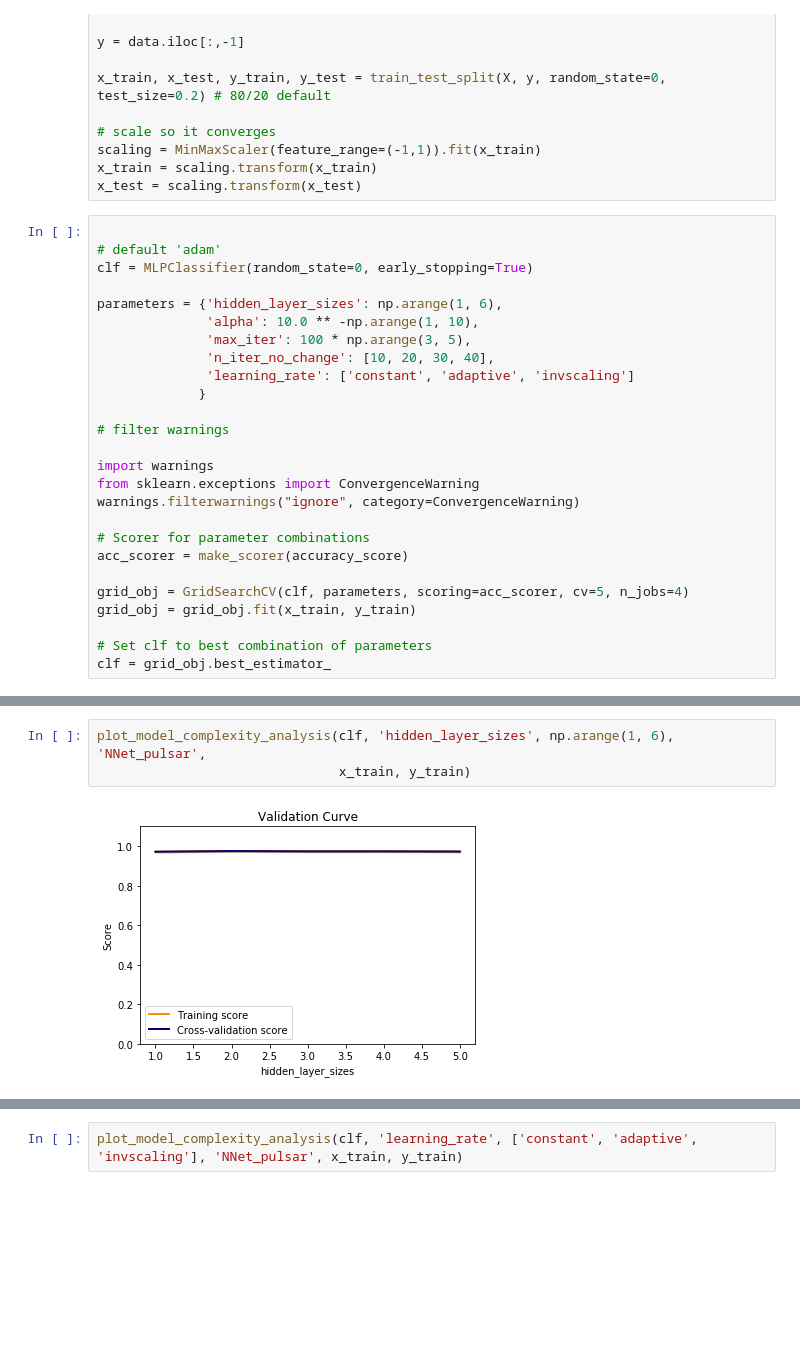
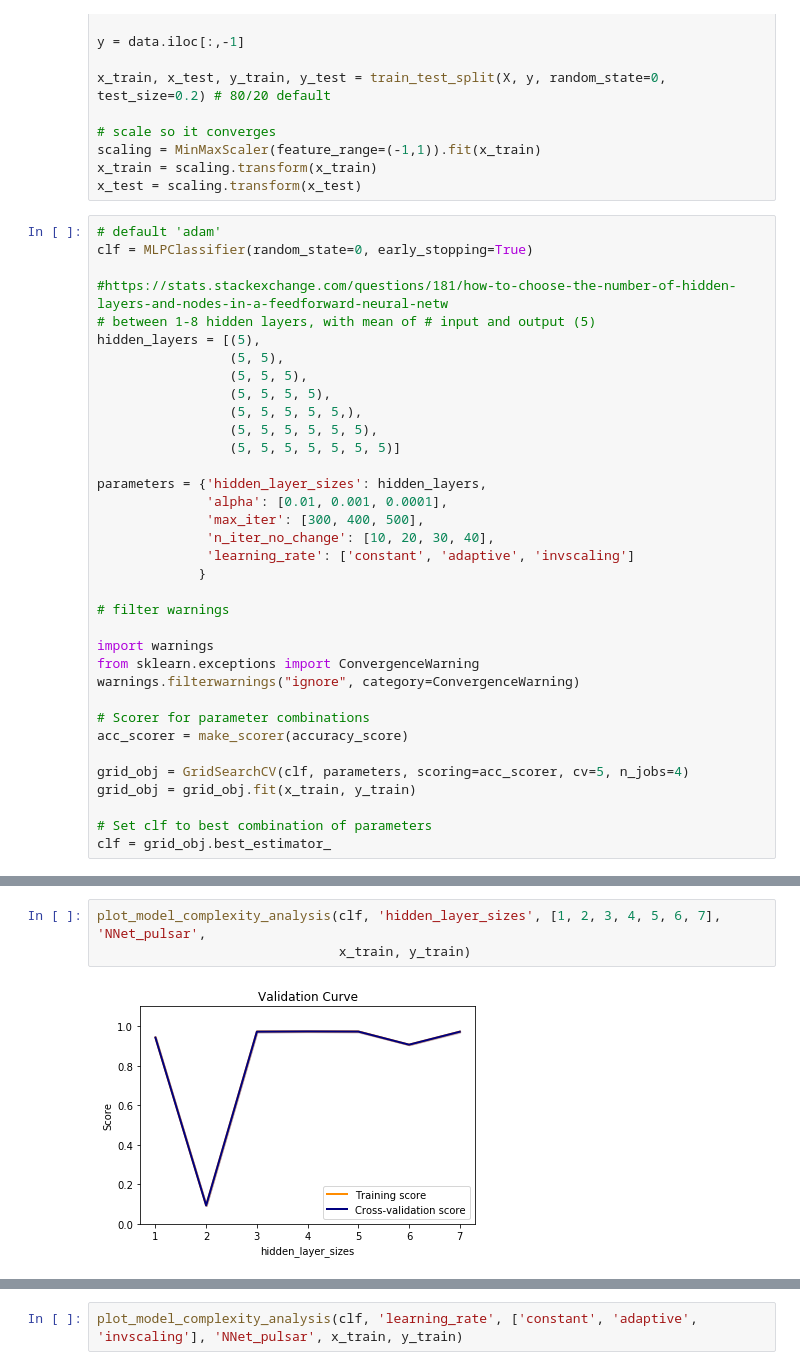
Before and after one commit to pparr/ml-supervised-learning, a Jupyter notebook: tuning/NNet_gridsearch_pulsar.ipynb, the cells around one changed output, grey strips where cells are left out. Saved outputs shown, nothing was run; the diff lists cells and outputs as text; blank space fills up the shorter version.

Commit message:
updating hyperparameters for pulsar data

```diff
--- a/tuning/NNet_gridsearch_pulsar.ipynb
+++ b/tuning/NNet_gridsearch_pulsar.ipynb
@@ -44,13 +44,22 @@ scaling = MinMaxScaler(feature_range=(-1,1)).fit(x_train)
 x_train = scaling.transform(x_train)
 x_test = scaling.transform(x_test)
 # %%
-
 # default 'adam'
 clf = MLPClassifier(random_state=0, early_stopping=True)
 
-parameters = {'hidden_layer_sizes': np.arange(1, 6),
-              'alpha': 10.0 ** -np.arange(1, 10),
-              'max_iter': 100 * np.arange(3, 5),
+#https://stats.stackexchange.com/questions/181/how-to-choose-the-number-of-hidden-layers-and-nodes-in-a-feedforward-neural-netw
+# between 1-8 hidden layers, with mean of # input and output (5)
+hidden_layers = [(5),
+                 (5, 5),
+                 (5, 5, 5),
+                 (5, 5, 5, 5),
+                 (5, 5, 5, 5, 5,),
+                 (5, 5, 5, 5, 5, 5),
+                 (5, 5, 5, 5, 5, 5, 5)]
+
+parameters = {'hidden_layer_sizes': hidden_layers,
+              'alpha': [0.01, 0.001, 0.0001],
+              'max_iter': [300, 400, 500],
               'n_iter_no_change': [10, 20, 30, 40],
               'learning_rate': ['constant', 'adaptive', 'invscaling']
              }
@@ -134,6 +137,6 @@ Balanced Accuracy
 # %%
-plot_model_complexity_analysis(clf, 'hidden_layer_sizes', np.arange(1, 6), 'NNet_pulsar',
+plot_model_complexity_analysis(clf, 'hidden_layer_sizes', [1, 2, 3, 4, 5, 6, 7], 'NNet_pulsar',
                                x_train, y_train)
 # %% [output]
-[figure, old version]
+[figure, new version]
 # %%
```
Also changed, not shown: parts of 5 cells of this notebook, 30 other files.
